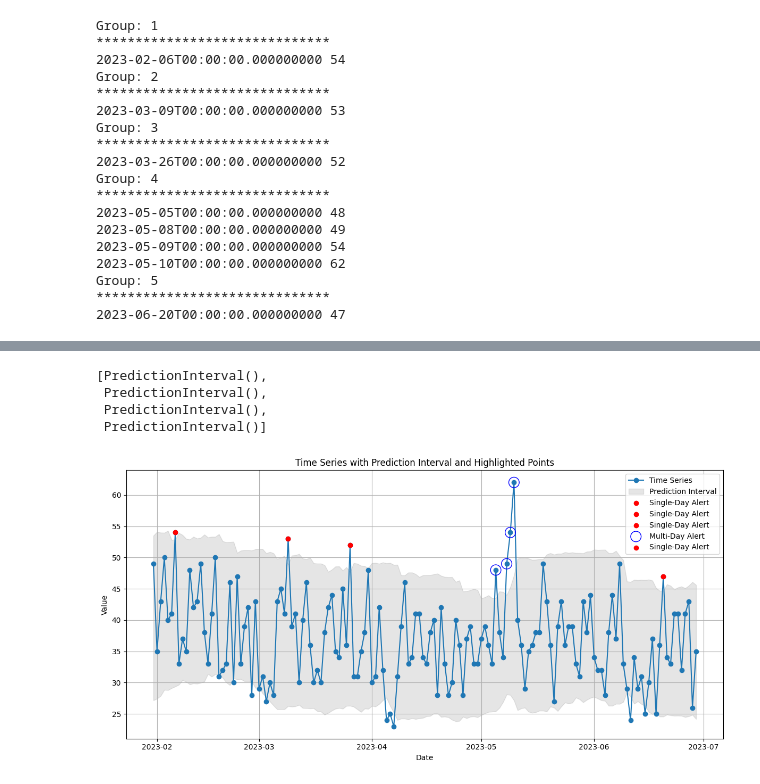
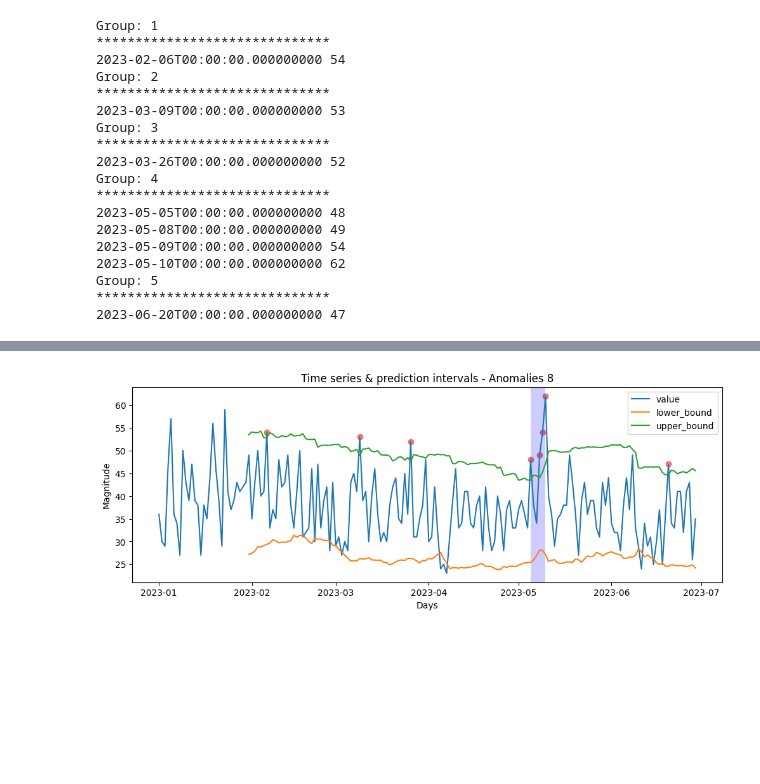
Before and after one commit to thesocialcoin/ds-Alerts, a Jupyter notebook: notebooks/wbq-group_anomalies.ipynb, the cells around one changed output, grey strips where cells are left out. Drawn from its saved outputs; the diff is of its cells as text; code cells hidden in the pictures; blank space fills up the shorter version.

```diff
--- a/notebooks/wbq-group_anomalies.ipynb
+++ b/notebooks/wbq-group_anomalies.ipynb
@@ -140,7 +148,0 @@ ts.events[:4]
-# %%
-mean_ts.prediction_interval()[:4]
-# %% [output]
-[PredictionInterval(),
- PredictionInterval(),
- PredictionInterval(),
- PredictionInterval()]
@@ -153,58 +149,13 @@ upper_bounds = [e.upper_bound for e in prediction_interval]
-# %%
-import matplotlib.pyplot as plt
-
-window = 30
-
-dates = [e.date for e in ts.events]
-
-plt.figure(figsize=(12, 6))
-
-plt.plot(
-    dates[window:], values[window:], marker="o", linestyle="-", label="Time Series"
-)
-
-plt.fill_between(
-    dates[window:],
-    lower_bounds[window:],
-    upper_bounds[window:],
-    color="gray",
-    alpha=0.2,
-    label="Prediction Interval",
-)
-
-for group in groups:
-    group_dates = [point.date for point in group]
-    group_volumes = [point.value for point in group]
-
-    if len(group_dates) == 1:
-        # Single-day alert
-        plt.scatter(
-            group_dates,
-            group_volumes,
-            color="red",
-            zorder=5,
-            label="Single-Day Alert",
-            marker="o",
-        )
-    else:
-        # Multiple-day alert
-        plt.scatter(
-            group_dates,
-            group_volumes,
-            color="blue",
-            zorder=5,
-            label="Multi-Day Alert",
-            marker="o",
-            facecolors="none",
-            s=200,
-        )
-
-plt.xlabel("Date")
-plt.ylabel("Value")
-plt.title("Time Series with Prediction Interval and Highlighted Points")
-plt.grid(True)
-plt.legend()
-plt.tight_layout()
-plt.show()
-# %% [output]
-[figure, removed]
+# %%
+from alerts import plot
+from alerts.time_series import AnomalyMeanTS
+from alerts.dataclasses import TimeSeries
+
+dates = df_time_series.date.values
+values = df_time_series.value.values
+ts = TimeSeries(dates, values)
+mean_ts = AnomalyMeanTS(ts)
+
+plot.plot_groups(mean_ts, show_anomalies=True)
+# %% [output]
+[figure, added]
```
Also changed, not shown: parts of 9 cells of this notebook, 2 other files.
